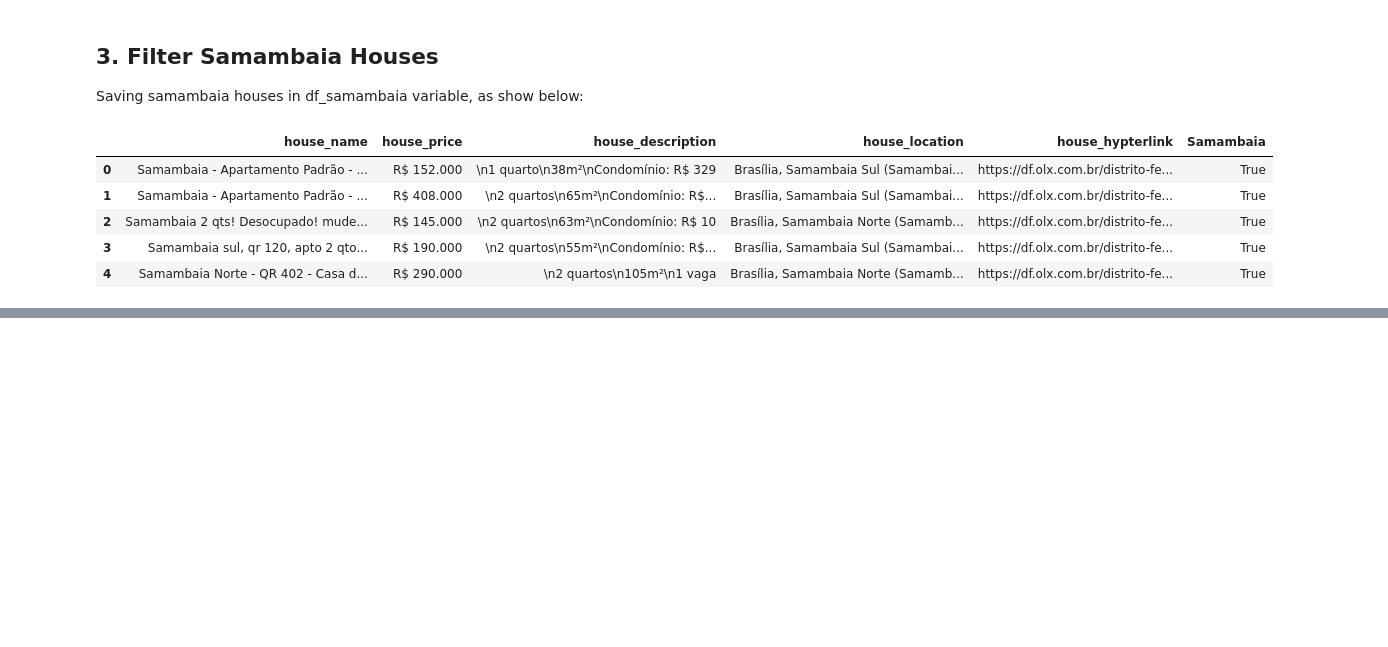
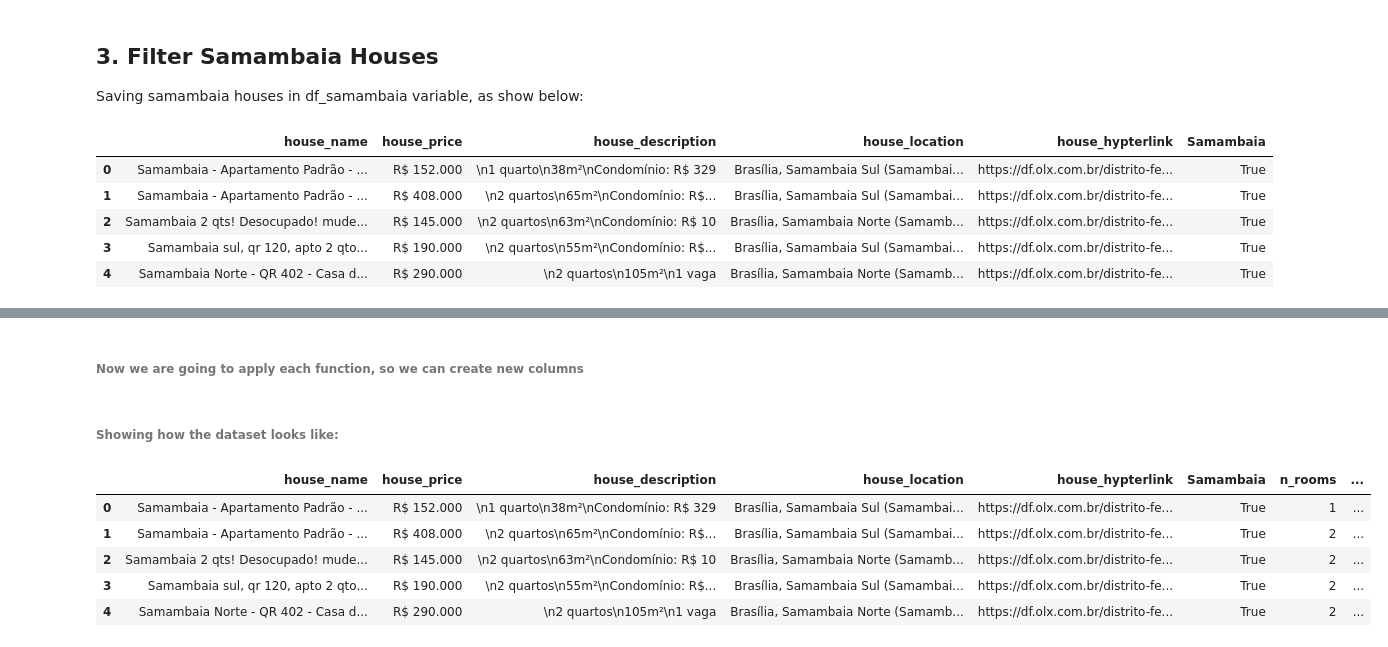
Before and after one commit to davi-santos/samambaia-house-price-prediction, a Jupyter notebook: Processing data.ipynb, the cells around one changed output, grey strips where cells are left out. Cells and saved outputs as stored; diff of their text form; code cells hidden in the pictures; blank space fills up the shorter version.

```diff
--- a/Processing data.ipynb
+++ b/Processing data.ipynb
@@ -107,0 +220,2 @@ df_samambaia.iloc[0:3, 2:3].values[0][0].split('\n')
+# %% [markdown]
+###### Now we are going to apply each function, so we can create new columns
@@ -107,0 +229,11 @@ df_samambaia.iloc[0:3, 2:3].values[0][0].split('\n')
+# %% [markdown]
+###### Showing how the dataset looks like:
+# %%
+df_samambaia.head()
+# %% [output]
+|  | house_name | house_price | house_description | house_location | house_hypterlink | Samambaia | n_rooms | ... |
+| 0 | Samambaia - Apartamento Padrão - ... | R$ 152.000 | \n1 quarto\n38m²\nCondomínio: R$ 329 | Brasília, Samambaia Sul (Samambai... | https://df.olx.com.br/distrito-fe... | True | 1 | ... |
+| 1 | Samambaia - Apartamento Padrão - ... | R$ 408.000 | \n2 quartos\n65m²\nCondomínio: R$... | Brasília, Samambaia Sul (Samambai... | https://df.olx.com.br/distrito-fe... | True | 2 | ... |
+| 2 | Samambaia 2 qts! Desocupado! mude... | R$ 145.000 | \n2 quartos\n63m²\nCondomínio: R$ 10 | Brasília, Samambaia Norte (Samamb... | https://df.olx.com.br/distrito-fe... | True | 2 | ... |
+| 3 | Samambaia sul, qr 120, apto 2 qto... | R$ 190.000 | \n2 quartos\n55m²\nCondomínio: R$... | Brasília, Samambaia Sul (Samambai... | https://df.olx.com.br/distrito-fe... | True | 2 | ... |
+| 4 | Samambaia Norte - QR 402 - Casa d... | R$ 290.000 | \n2 quartos\n105m²\n1 vaga | Brasília, Samambaia Norte (Samamb... | https://df.olx.com.br/distrito-fe... | True | 2 | ... |
```
Also changed, not shown: parts of 12 cells of this notebook, 1 other file.
